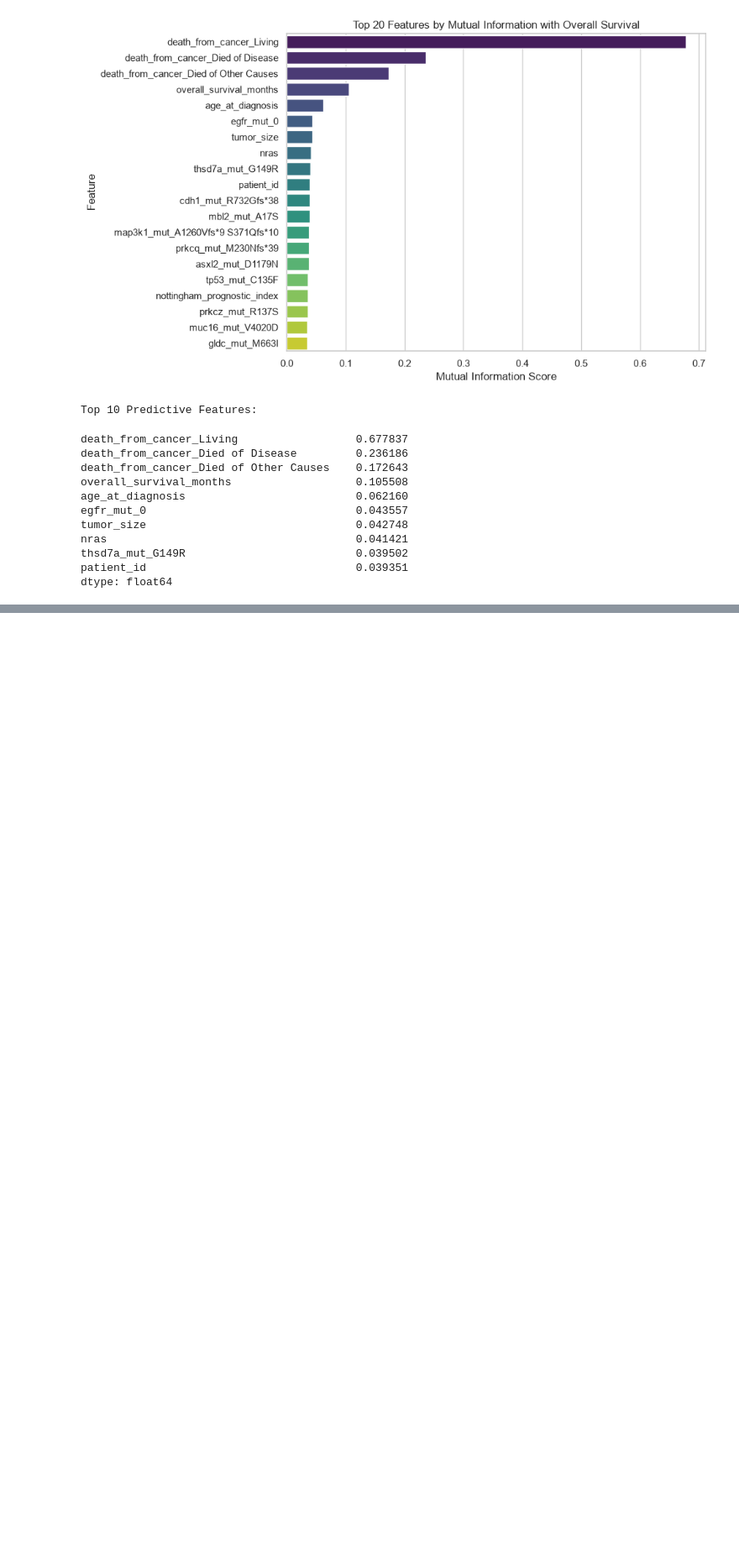
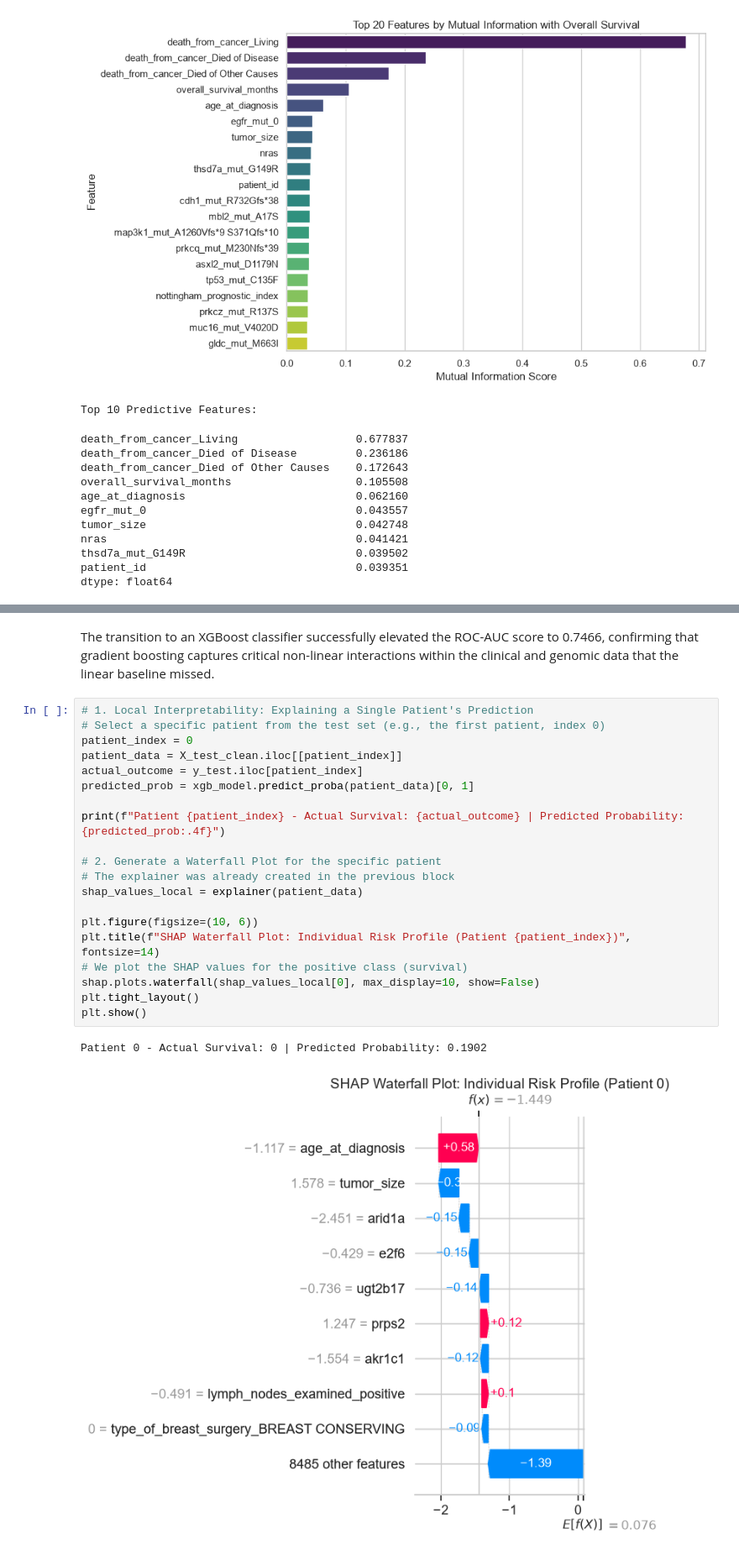
Before and after one commit to LaysLala/LDACS_Project_Information_Visualisation, a Jupyter notebook: Exploratory.ipynb, the cells around one changed output, grey strips where cells are left out. Shown at 84% size. Drawn from its saved outputs; the diff is of its cells as text; blank space fills up the shorter version.

```diff
--- a/Exploratory.ipynb
+++ b/Exploratory.ipynb
@@ -300,0 +482,25 @@ dtype: float64
+# %% [markdown]
+The transition to an XGBoost classifier successfully elevated the ROC-AUC score to 0.7466, confirming that gradient boosting captures critical non-linear interactions within the clinical and genomic data that the linear baseline missed.
+# %%
+# 1. Local Interpretability: Explaining a Single Patient's Prediction
+# Select a specific patient from the test set (e.g., the first patient, index 0)
+patient_index = 0
+patient_data = X_test_clean.iloc[[patient_index]]
+actual_outcome = y_test.iloc[patient_index]
+predicted_prob = xgb_model.predict_proba(patient_data)[0, 1]
+
+print(f"Patient {patient_index} - Actual Survival: {actual_outcome} | Predicted Probability: {predicted_prob:.4f}")
+
+# 2. Generate a Waterfall Plot for the specific patient
+# The explainer was already created in the previous block
+shap_values_local = explainer(patient_data)
+
+plt.figure(figsize=(10, 6))
+plt.title(f"SHAP Waterfall Plot: Individual Risk Profile (Patient {patient_index})", fontsize=14)
+# We plot the SHAP values for the positive class (survival)
+shap.plots.waterfall(shap_values_local[0], max_display=10, show=False)
+plt.tight_layout()
+plt.show()
+# %% [output]
+Patient 0 - Actual Survival: 0 | Predicted Probability: 0.1902
+[figure, added]
```
Also changed, not shown: parts of 7 cells of this notebook.
